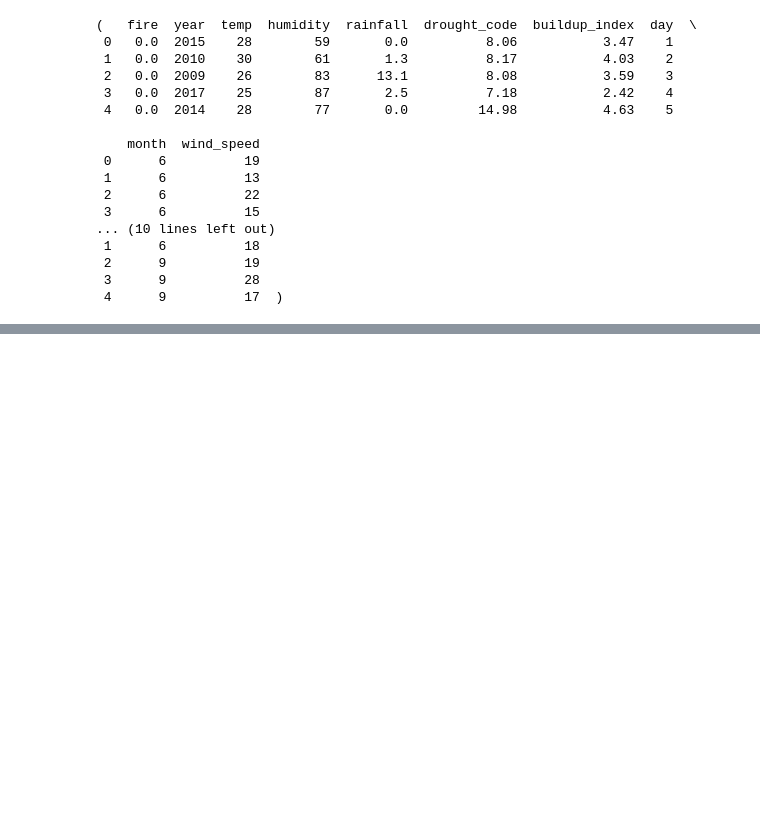
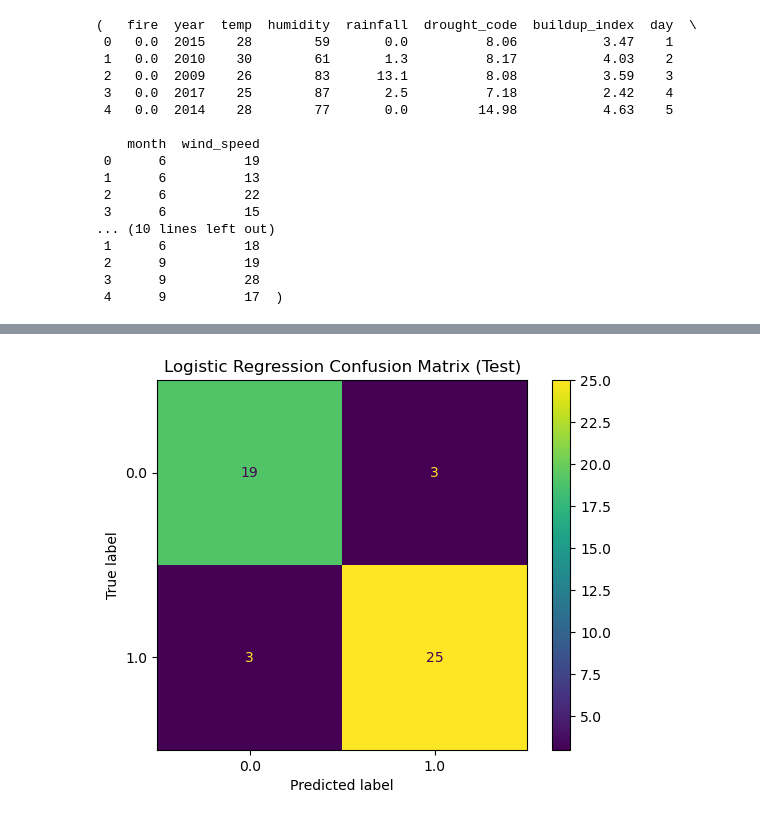
Before and after one commit to DavidLohan/Assignment1_MachineLearning, a Jupyter notebook: Assignment1Logistic_regression.ipynb, the cells around one changed output, grey strips where cells are left out. Drawn from its saved outputs; the diff is of its cells as text; code cells hidden in the pictures; blank space fills up the shorter version.

```diff
--- a/Assignment1Logistic_regression.ipynb
+++ b/Assignment1Logistic_regression.ipynb
@@ -67,0 +115,5 @@ Logistic Regression (default)
+# %%
+ConfusionMatrixDisplay.from_predictions(y_test, y_pred_test)
+plt.title("Logistic Regression Confusion Matrix (Test)"); plt.show()
+# %% [output]
+[figure, added]
```
Also changed, not shown: parts of 23 cells of this notebook.
